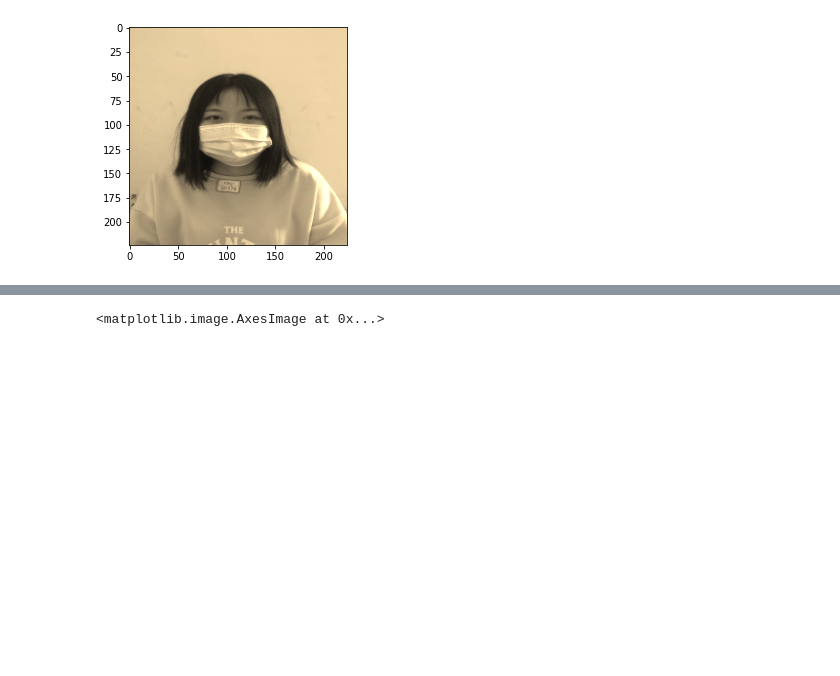
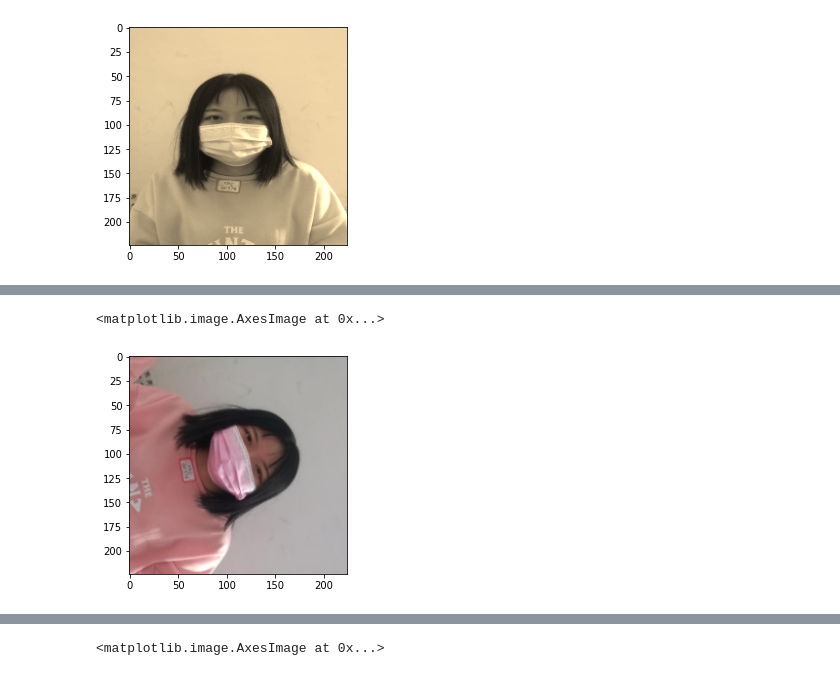
Before and after one commit to bcaitech1/p1-img-ggm1207, a Jupyter notebook: 1-STAGE/notebook/10-data-augmentation.ipynb, the cells around one changed output, grey strips where cells are left out. Cells and saved outputs as stored; diff of their text form; code cells hidden in the pictures; blank space fills up the shorter version.

```diff
--- a/1-STAGE/notebook/10-data-augmentation.ipynb
+++ b/1-STAGE/notebook/10-data-augmentation.ipynb
@@ -421,0 +433,6 @@ plt.imshow(trans_fn(image=sample_image)['image'])
+# %%
+trans_fn = A.IAAAffine(p=1, rotate=250, shear=0.5)
+plt.imshow(trans_fn(image=sample_image)['image'])
+# %% [output]
+<matplotlib.image.AxesImage at 0x...>
+[figure, added]
```
Also changed, not shown: parts of 22 cells of this notebook, 15 other files.
